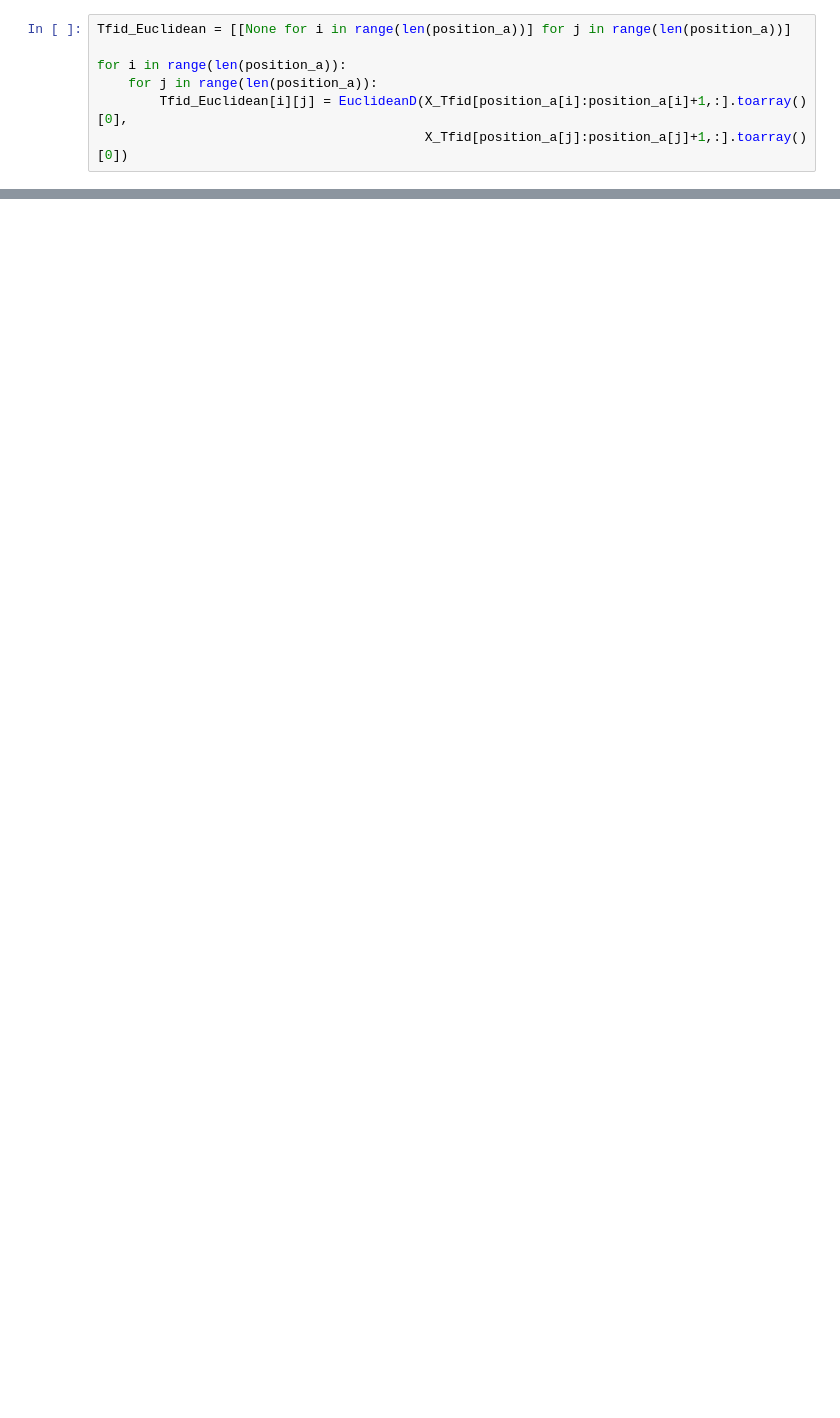
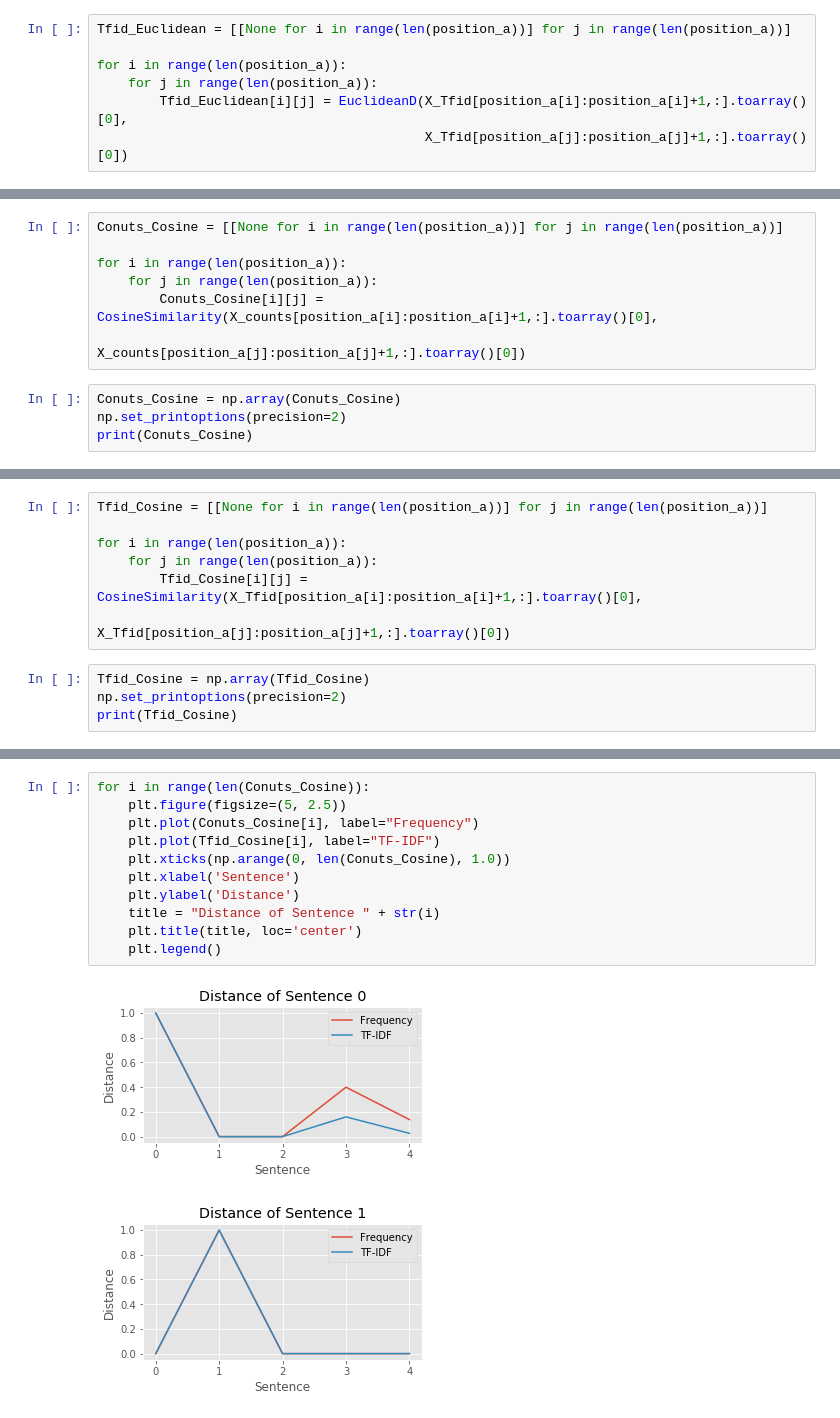
Before and after one commit to poilu119/dm_2018_hw_1-1, a Jupyter notebook: hw_1.ipynb, the cells around one changed output, grey strips where cells are left out. Saved outputs shown, nothing was run; the diff lists cells and outputs as text; blank space fills up the shorter version.

```diff
--- a/hw_1.ipynb
+++ b/hw_1.ipynb
@@ -1060,0 +1066,11 @@ test = numpy.empty((10, 10))
+# %%
+Conuts_Cosine = [[None for i in range(len(position_a))] for j in range(len(position_a))]
+
+for i in range(len(position_a)):
+    for j in range(len(position_a)):
+        Conuts_Cosine[i][j] = CosineSimilarity(X_counts[position_a[i]:position_a[i]+1,:].toarray()[0],
+                                               X_counts[position_a[j]:position_a[j]+1,:].toarray()[0])
+# %%
+Conuts_Cosine = np.array(Conuts_Cosine)
+np.set_printoptions(precision=2)
+print(Conuts_Cosine)
@@ -1060,0 +1085,11 @@ test = numpy.empty((10, 10))
+# %%
+Tfid_Cosine = [[None for i in range(len(position_a))] for j in range(len(position_a))]
+
+for i in range(len(position_a)):
+    for j in range(len(position_a)):
+        Tfid_Cosine[i][j] = CosineSimilarity(X_Tfid[position_a[i]:position_a[i]+1,:].toarray()[0],
+                                             X_Tfid[position_a[j]:position_a[j]+1,:].toarray()[0])
+# %%
+Tfid_Cosine = np.array(Tfid_Cosine)
+np.set_printoptions(precision=2)
+print(Tfid_Cosine)
@@ -1060,0 +1104,14 @@ test = numpy.empty((10, 10))
+# %%
+for i in range(len(Conuts_Cosine)):
+    plt.figure(figsize=(5, 2.5))
+    plt.plot(Conuts_Cosine[i], label="Frequency")
+    plt.plot(Tfid_Cosine[i], label="TF-IDF")
+    plt.xticks(np.arange(0, len(Conuts_Cosine), 1.0))
+    plt.xlabel('Sentence')
+    plt.ylabel('Distance')
+    title = "Distance of Sentence " + str(i)
+    plt.title(title, loc='center')
+    plt.legend()
+# %% [output]
+[figure, added]
+[figure, added]
```
Also changed, not shown: parts of 62 cells of this notebook, 2 other files.
